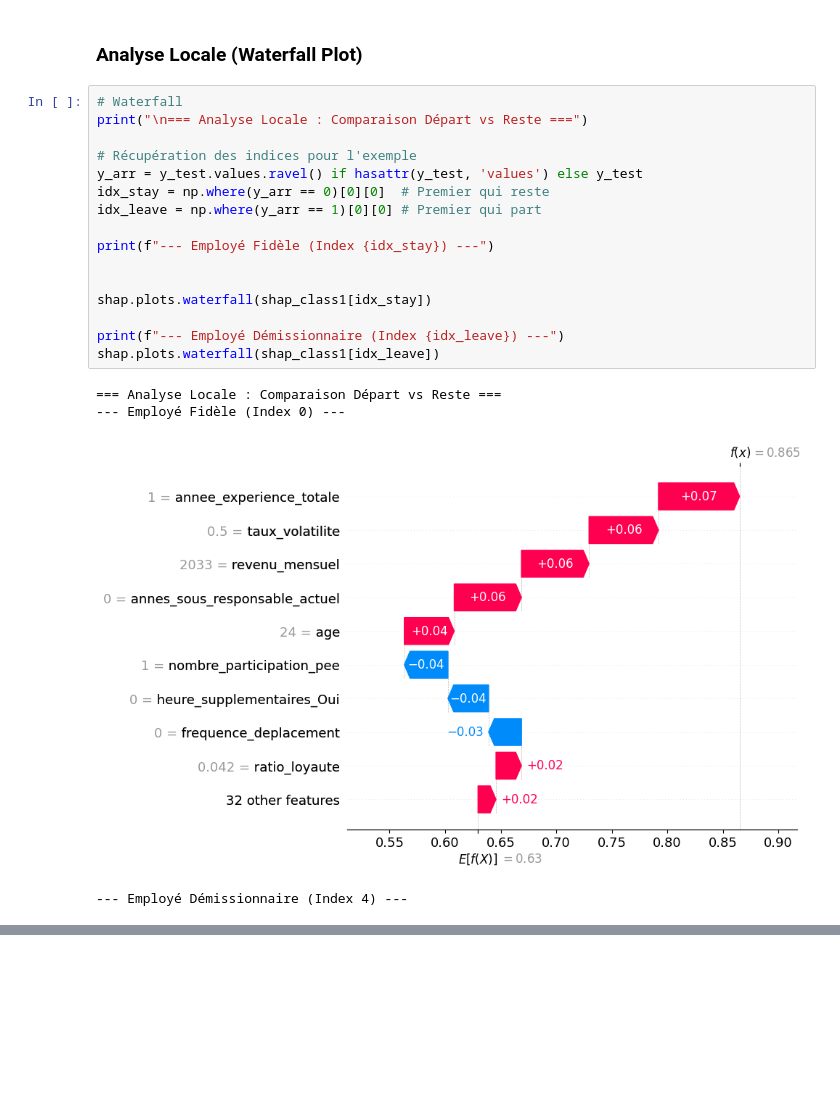
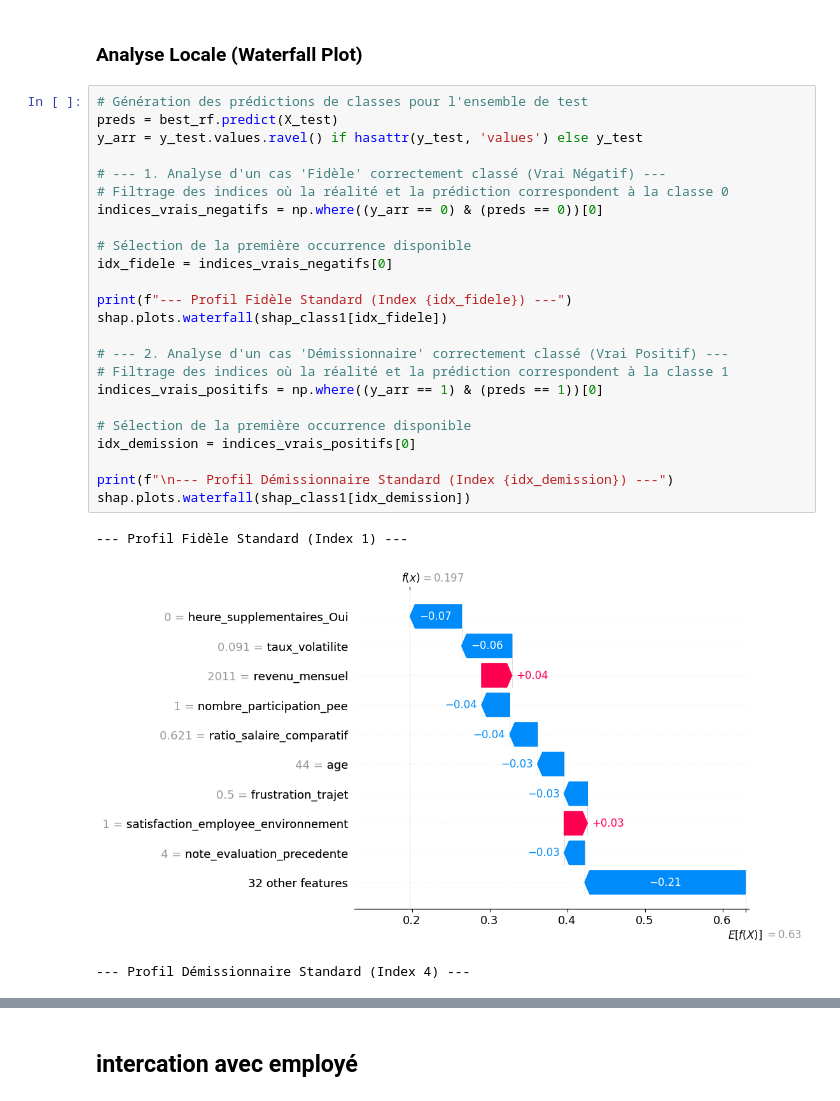
Before and after one commit to EthanChmt/Classifiez_automatiquement_des_informations, a Jupyter notebook: Notebooks/Notebook_4_optimisation.ipynb, the cells around one changed output, grey strips where cells are left out. Drawn from its saved outputs; the diff is of its cells as text; blank space fills up the shorter version.

```diff
--- a/Notebooks/Notebook_4_optimisation.ipynb
+++ b/Notebooks/Notebook_4_optimisation.ipynb
@@ -384,25 +384,34 @@ shap.plots.scatter(shap_class1[:, top_feature_name])
 # %% [markdown]
 ### Analyse Locale (Waterfall Plot)
 # %%
-# Waterfall
-print("\n=== Analyse Locale : Comparaison Départ vs Reste ===")
+# Génération des prédictions de classes pour l'ensemble de test
+preds = best_rf.predict(X_test)
+y_arr = y_test.values.ravel() if hasattr(y_test, 'values') else y_test
 
-# Récupération des indices pour l'exemple
-y_arr = y_test.values.ravel() if hasattr(y_test, 'values') else y_test
-idx_stay = np.where(y_arr == 0)[0][0]  # Premier qui reste
-idx_leave = np.where(y_arr == 1)[0][0] # Premier qui part
+# --- 1. Analyse d'un cas 'Fidèle' correctement classé (Vrai Négatif) ---
+# Filtrage des indices où la réalité et la prédiction correspondent à la classe 0
+indices_vrais_negatifs = np.where((y_arr == 0) & (preds == 0))[0]
 
-print(f"--- Employé Fidèle (Index {idx_stay}) ---")
+# Sélection de la première occurrence disponible
+idx_fidele = indices_vrais_negatifs[0]
 
+print(f"--- Profil Fidèle Standard (Index {idx_fidele}) ---")
+shap.plots.waterfall(shap_class1[idx_fidele])
 
-shap.plots.waterfall(shap_class1[idx_stay])
+# --- 2. Analyse d'un cas 'Démissionnaire' correctement classé (Vrai Positif) ---
+# Filtrage des indices où la réalité et la prédiction correspondent à la classe 1
+indices_vrais_positifs = np.where((y_arr == 1) & (preds == 1))[0]
 
-print(f"--- Employé Démissionnaire (Index {idx_leave}) ---")
-shap.plots.waterfall(shap_class1[idx_leave])
+# Sélection de la première occurrence disponible
+idx_demission = indices_vrais_positifs[0]
+
+print(f"\n--- Profil Démissionnaire Standard (Index {idx_demission}) ---")
+shap.plots.waterfall(shap_class1[idx_demission])
 # %% [output]
-=== Analyse Locale : Comparaison Départ vs Reste ===
---- Employé Fidèle (Index 0) ---
+--- Profil Fidèle Standard (Index 1) ---
-[figure, old version]
+[figure, new version]
---- Employé Démissionnaire (Index 4) ---
+--- Profil Démissionnaire Standard (Index 4) ---
 [figure]
+# %% [markdown]
+## intercation avec employé
 # %%
```
Also changed, not shown: parts of 3 cells of this notebook.
